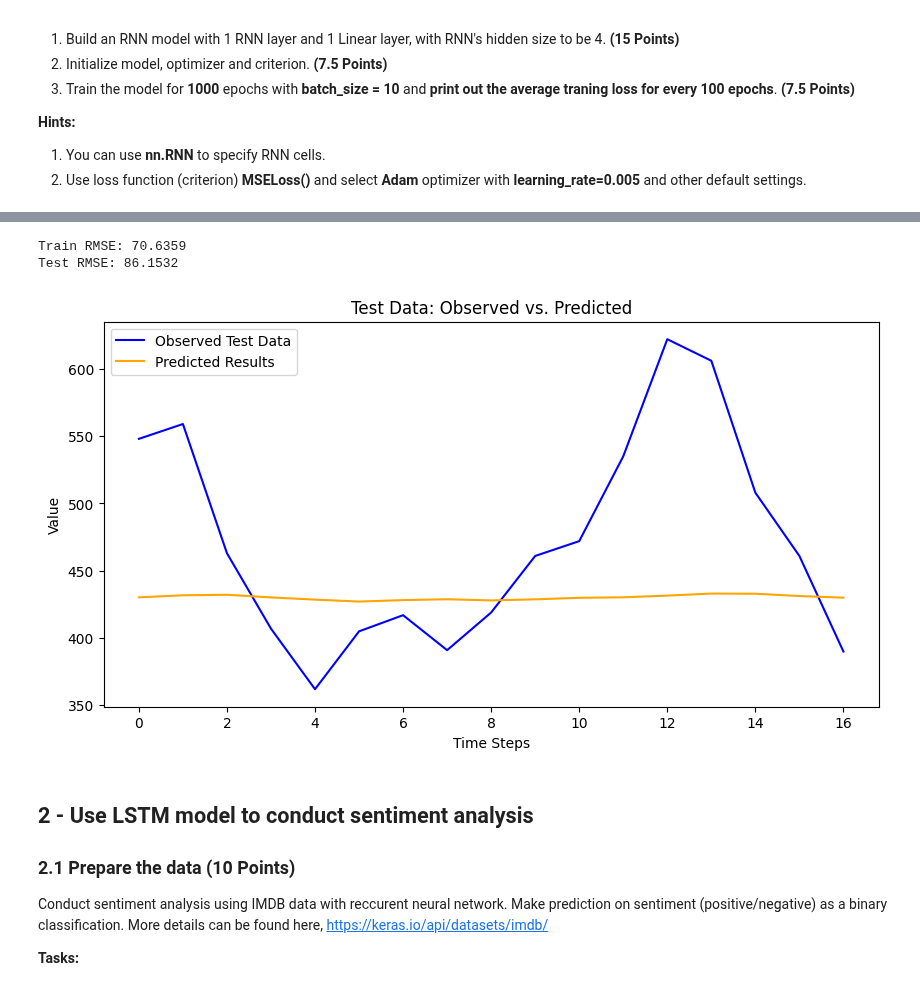
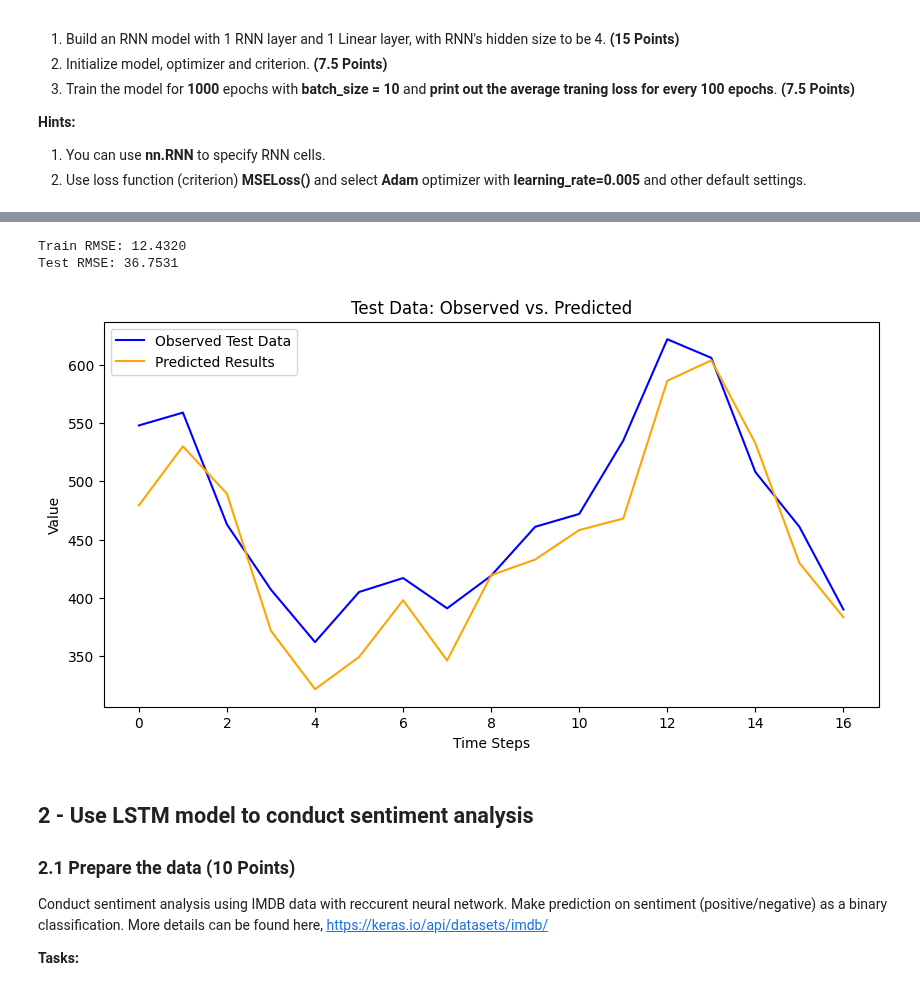
Before and after one commit to j21j/CAP4630, a Jupyter notebook: HW4/CAP4630_HW4_Jones.ipynb, the cells around one changed output, grey strips where cells are left out. Drawn from its saved outputs; the diff is of its cells as text; code cells hidden in the pictures.

```diff
--- a/HW4/CAP4630_HW4_Jones.ipynb
+++ b/HW4/CAP4630_HW4_Jones.ipynb
@@ -149,10 +149,10 @@ learning_rate = 0.005
 # trainX_torch = torch.tensor(trainX, dtype=torch.float32).unsqueeze(-1)  # Adding input_size dimension
 # trainY_torch = torch.tensor(trainY, dtype=torch.float32)
 
-trainX = torch.tensor(trainX).float().permute(1, 0, 2).reshape(-1, window_size, 1)  # Shape: (batch_size, sequence_length, input_size)
-trainY = torch.tensor(trainY).float().reshape(-1, 1)  # Shape: (batch_size, output_size)
+trainX = torch.tensor(trainX).float().reshape(-1, window_size, input_size)  # Shape: (batch_size, sequence_length, input_size)
+trainY = torch.tensor(trainY).float().reshape(-1, output_size)  # Shape: (batch_size, output_size)
 
-testX = torch.tensor(testX).float().reshape(-1, window_size, 1)
+testX = torch.tensor(testX).float().reshape(-1, window_size, input_size)
 testY = torch.tensor(testY).float().reshape(-1, 1)
 
 # Create DataLoader for batching
@@ -166,15 +166,15 @@ optimizer = optim.Adam(model.parameters(), lr=learning_rate)
 warnings.filterwarnings("ignore")
 # Train the RNN Model for 1000 epoch and print out the training loss for every 100 epochs. (5 pts)
 for epoch in range(1, num_epochs + 1):
-    permutation = torch.randperm(trainX.size(0))
+    #permutation = torch.randperm(trainX.size(0))
     total_loss = 0
     for batch_x, batch_y in train_loader:
-        indices = permutation[i:i + batch_size]
-        batch_X, batch_Y = trainX[indices], trainY[indices]
+        #indices = permutation[i:i + batch_size]
+        #batch_X, batch_Y = trainX[indices], trainY[indices]
 
         optimizer.zero_grad() # Zero the gradient
         outputs = model(batch_x) # Forward pass
-        loss = criterion(outputs.squeeze(), batch_y) # Compute the loss
+        loss = criterion(outputs, batch_y) # Compute the loss
         loss.backward() # Backward pass
         optimizer.step() # Update the weights
         total_loss += loss.item()
@@ -224,37 +224,37 @@ import numpy as np
 from sklearn.metrics import mean_squared_error
 import matplotlib.pyplot as plt
 
 # Step 1. Inference above model on training and testing data. (2 pts)
 train_predictions = model(trainX).detach().numpy()
 test_predictions = model(testX).detach().numpy()
 
 # Step 2. Denomalization. (3 pts)
 train_predictions_denorm = scaler.inverse_transform(train_predictions)
 trainY_denorm = scaler.inverse_transform(trainY.numpy())
 
-test_predictions_denorm = scaler.inverse_transform(test_predictions)
+test_predictions_denorm = scaler.inverse_transform(test_predictions).flatten()
 testY_denorm = scaler.inverse_transform(testY.numpy())
 
 # Step 3. Calculate root mean squared error for training and testing and print. (3 pts)
 train_rmse = np.sqrt(mean_squared_error(trainY_denorm, train_predictions_denorm))
 test_rmse = np.sqrt(mean_squared_error(testY_denorm, test_predictions_denorm))
 
 print(f"Train RMSE: {train_rmse:.4f}")
 print(f"Test RMSE: {test_rmse:.4f}")
 
 # Step 4. Plot the predictions. (2 pts)
 plt.figure(figsize=(10, 5))
 plt.plot(testY_denorm, label='Observed Test Data', color='blue')
 plt.plot(test_predictions_denorm, label='Predicted Results', color='orange')
 plt.title('Test Data: Observed vs. Predicted')
 plt.xlabel('Time Steps')
 plt.ylabel('Value')
 plt.legend()
 plt.show()
 # %% [output]
-Train RMSE: 70.6359
-Test RMSE: 86.1532
+Train RMSE: 12.4320
+Test RMSE: 36.7531
-[figure, old version]
+[figure, new version]
 # %% [markdown]
 ## 2 - Use LSTM model to conduct sentiment analysis ##
 
```
Also changed, not shown: parts of 2 cells of this notebook.
